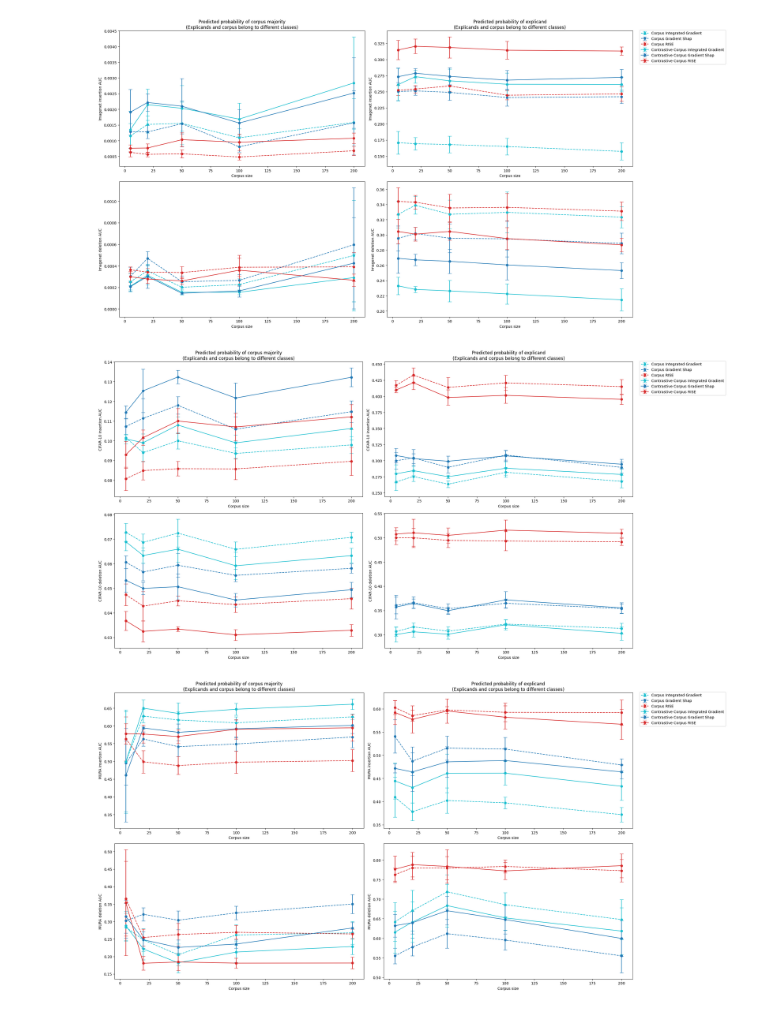
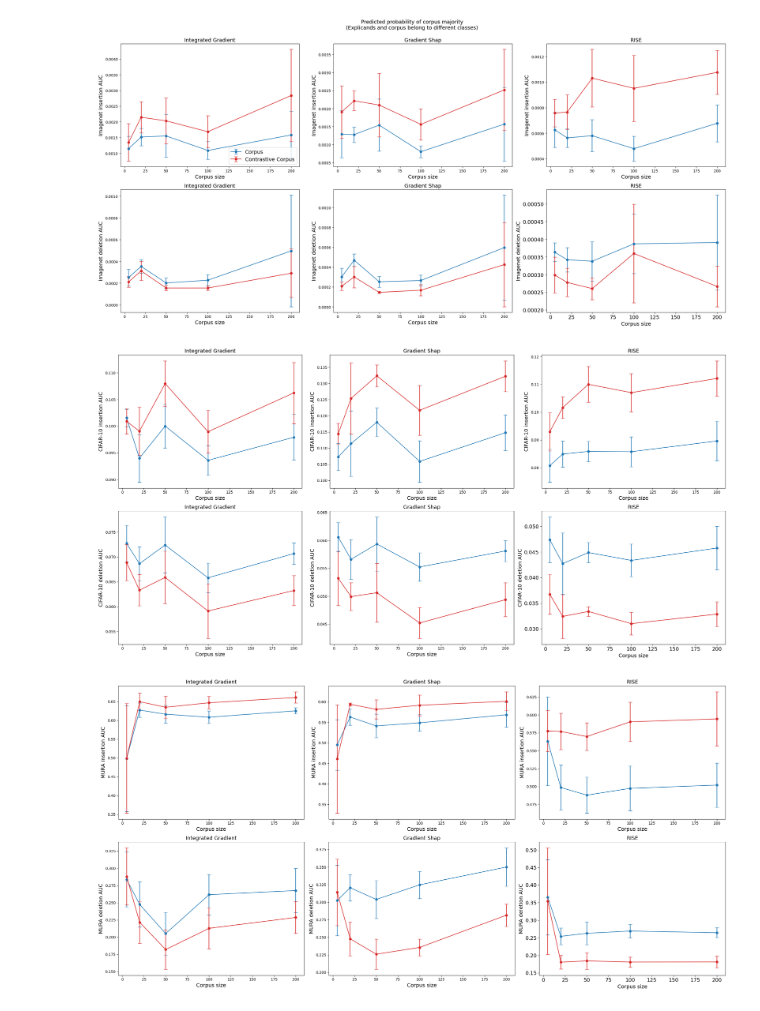
Before and after one commit to suinleelab/cl-explainability, a Jupyter notebook: notebooks/plots/corpus_size_sensitivity.ipynb, the cells around one changed output. Saved outputs shown, nothing was run; the diff lists cells and outputs as text; code cells hidden in the pictures.

```diff
--- a/notebooks/plots/corpus_size_sensitivity.ipynb
+++ b/notebooks/plots/corpus_size_sensitivity.ipynb
@@ -391,15 +425,20 @@ for dataset, meta_dict in dataset_meta_dict.items():
                 )
                 insertion_auc_dict[dataset][explanation][attribution][corpus_size] = insertion_stats_dict
                 deletion_auc_dict[dataset][explanation][attribution][corpus_size] = deletion_stats_dict
-# %%
-plot_dataset_results("imagenet", insertion_auc_dict, deletion_auc_dict, False)
-# %% [output]
-[figure, removed]
-# %%
-plot_dataset_results("cifar", insertion_auc_dict, deletion_auc_dict, False)
-# %% [output]
-[figure, removed]
-# %%
-plot_dataset_results("mura", insertion_auc_dict, deletion_auc_dict, False)
-# %% [output]
-[figure, removed]
+# %%
+for i, dataset in enumerate(dataset_meta_dict.keys()):
+    plot_extra = i == 0
+    lineplot_results(
+        dataset=dataset,
+        eval_name="corpus_majority_prob",
+        insertion_auc_dict=insertion_auc_dict,
+        deletion_auc_dict=deletion_auc_dict,
+        same_class=False,
+        fontsize=14,
+        plot_overall_title=plot_extra,
+        plot_legend=plot_extra,
+    )
+# %% [output]
+[figure, added]
+[figure, added]
+[figure, added]
```
Also changed, not shown: parts of 10 cells of this notebook.
